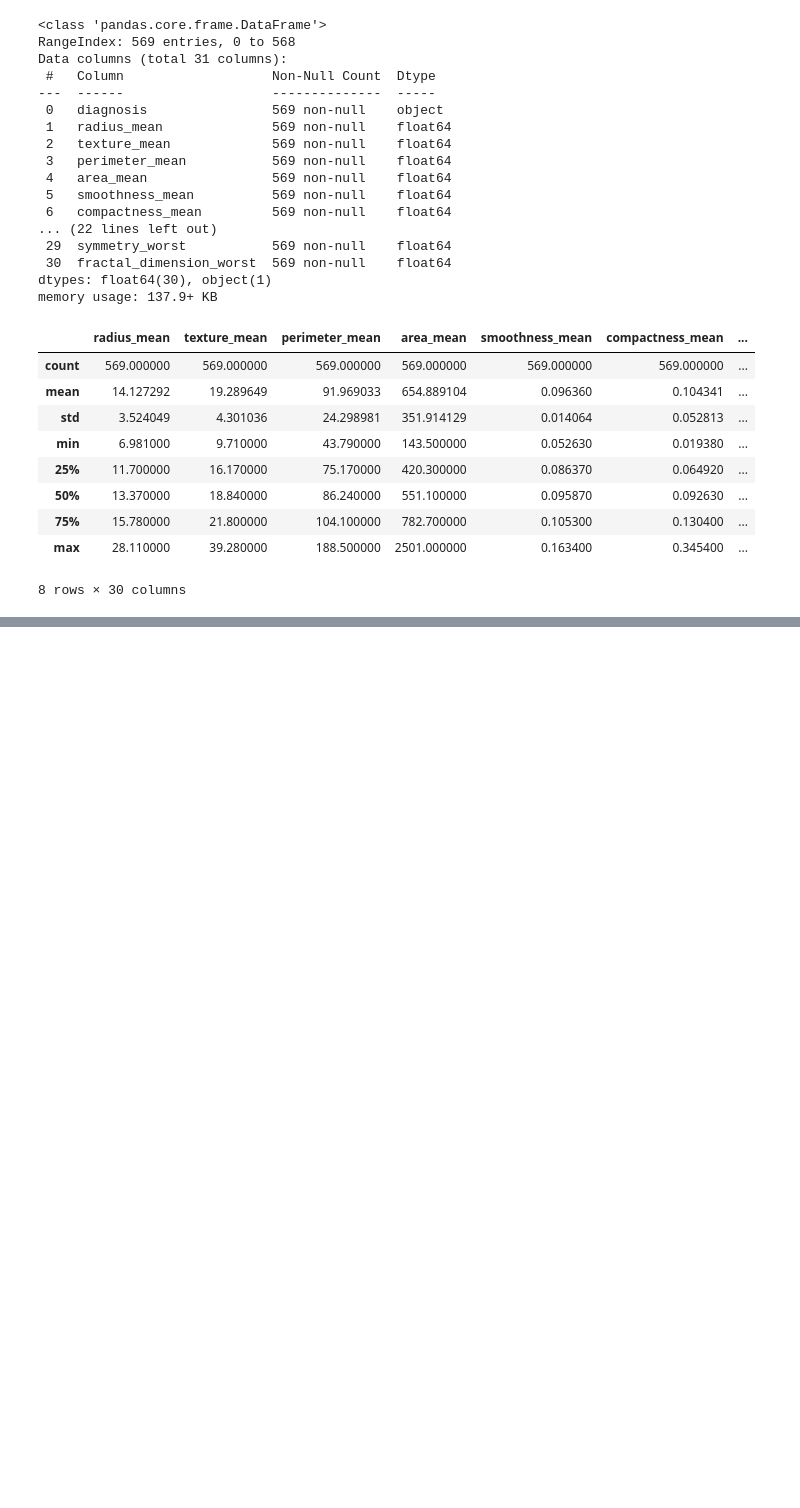
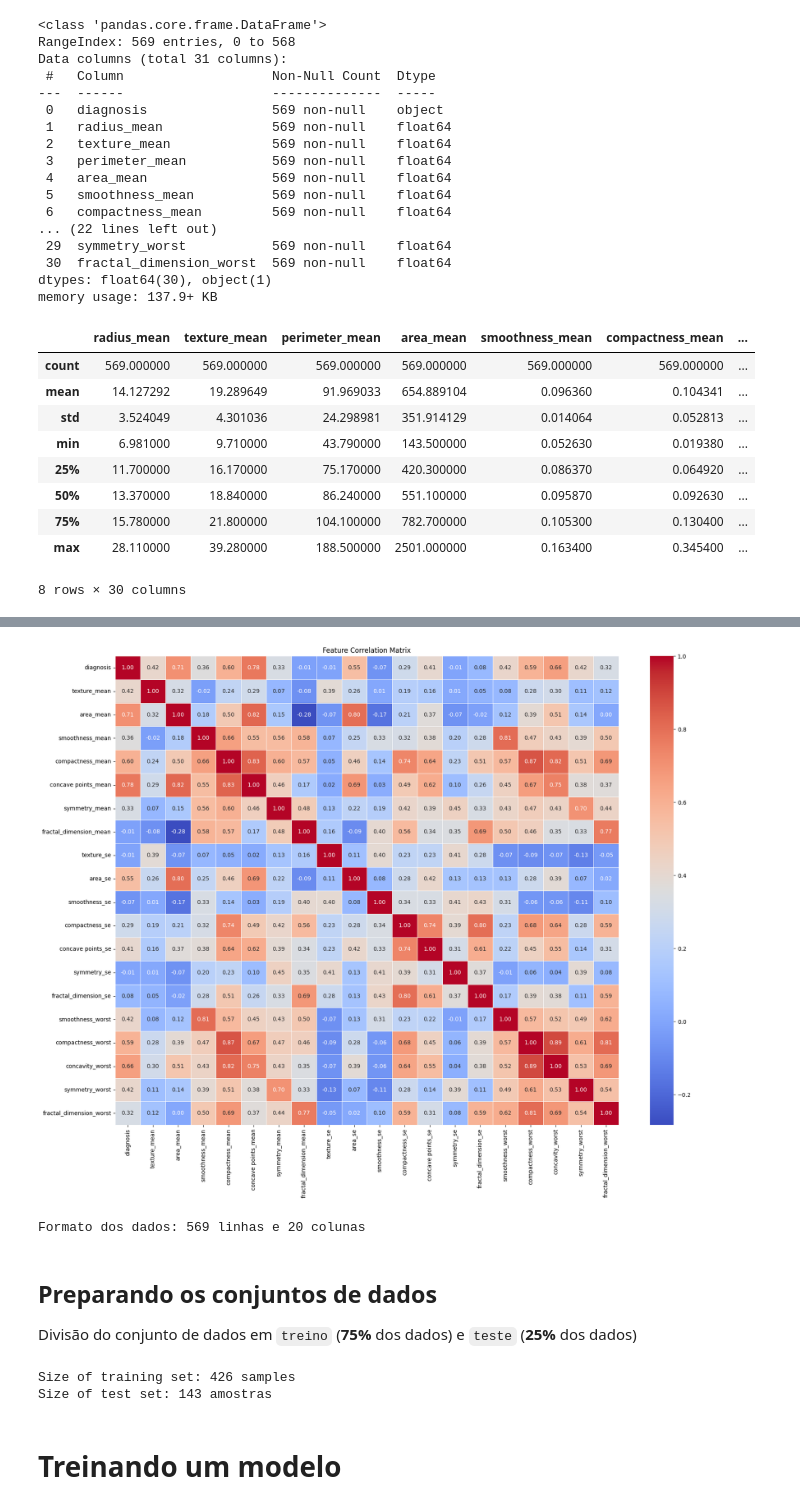
Before and after one commit to caioopra/trab_final_ML, a Jupyter notebook: src/binary_classification.ipynb, the cells around one changed output, grey strips where cells are left out. Drawn from its saved outputs; the diff is of its cells as text; code cells hidden in the pictures; blank space fills up the shorter version.

```diff
--- a/src/binary_classification.ipynb
+++ b/src/binary_classification.ipynb
@@ -100,0 +161,29 @@ df.describe()
+# %%
+from sklearn.preprocessing import StandardScaler
+
+df = pd.read_csv("../data/wisconsin_breast_cancer.csv")
+
+df = df.drop(
+    columns=["Unnamed: 32", "id"]
+)  # coluna de NaN e identificador que não deve ser usado
+df["diagnosis"] = df["diagnosis"].map(
+    {"M": 1, "B": 0}
+)  # convertendo de Maligno e Benigno para 1 e 0
+
+# lista de colunas redundantes
+drop_list = [
+    "perimeter_mean",
+    "radius_mean",
+    "concavity_mean",
+    "radius_se",
+    "perimeter_se",
+    "radius_worst",
+    "perimeter_worst",
+    "concavity_se",
+    "area_worst",
+    "texture_worst",
+    "concave points_worst"
+]
+df = df.drop(columns=drop_list, inplace=False)
+
+df.head()
@@ -100,0 +197,34 @@ df.describe()
+# %%
+scaler = StandardScaler()
+df_scaled = df.copy()
+df_scaled[df.columns[1:]] = scaler.fit_transform(df[df.columns[1:]])
+
+corr_matrix = df_scaled.corr()
+
+# # Plot the heatmap
+plt.figure(figsize=(20, 15))
+sns.heatmap(corr_matrix, annot=True, fmt=".2f", cmap='coolwarm', linewidths=0.5)
+plt.title('Feature Correlation Matrix')
+plt.show()
+# %% [output]
+[figure, added]
+# %%
+print(f"Formato dos dados: {df_scaled.shape[0]} linhas e {df_scaled.shape[1]} colunas")
+# %% [output]
+Formato dos dados: 569 linhas e 20 colunas
+# %% [markdown]
+## Preparando os conjuntos de dados
+
+Divisão do conjunto de dados em `treino` (**75%** dos dados) e `teste` (**25%** dos dados)
+# %%
+from sklearn.model_selection import train_test_split
+
+X, y = df_scaled.drop(columns=["diagnosis"]), df_scaled["diagnosis"]
+
+X_train, X_test, y_train, y_test = train_test_split(X, y, test_size=0.25, random_state=42)
+print(f"Size of training set: {X_train.shape[0]} samples\nSize of test set: {X_test.shape[0]} amostras")
+# %% [output]
+Size of training set: 426 samples
+Size of test set: 143 amostras
+# %% [markdown]
+# Treinando um modelo
```
Also changed, not shown: parts of 9 cells of this notebook, 1 other file.
